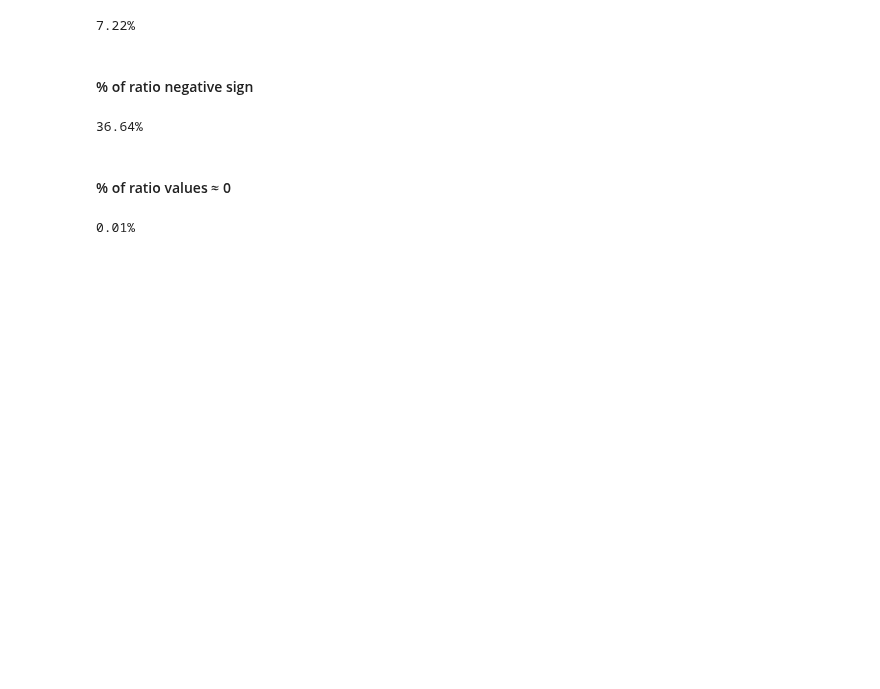
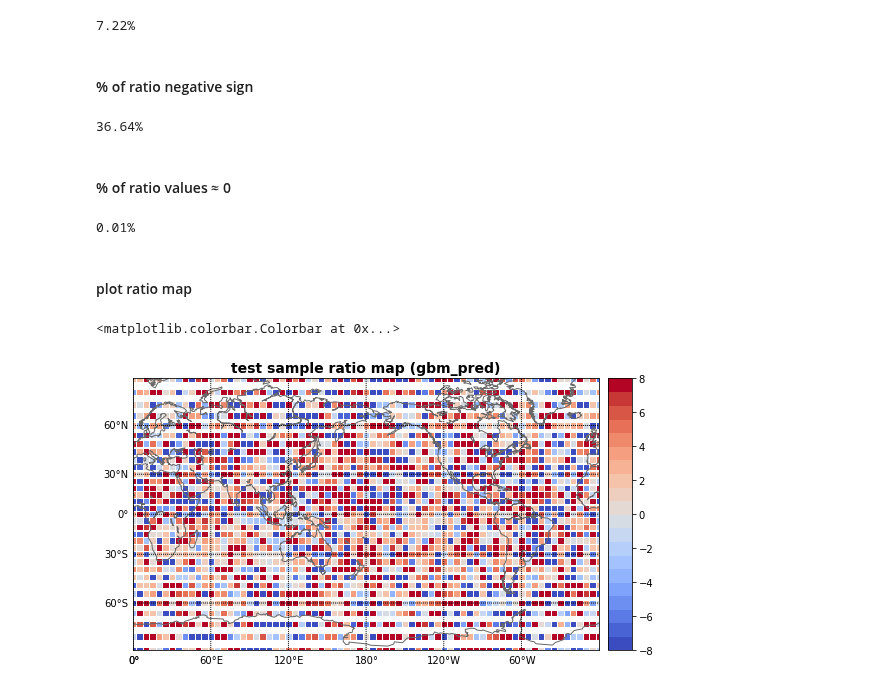
Before and after one commit to JCSDA-internal/FSOI, a Jupyter notebook: ml_scripts/eda_ch14.ipynb, the cells around one changed output. Saved outputs shown, nothing was run; the diff lists cells and outputs as text; code cells hidden in the pictures; blank space fills up the shorter version.

```diff
--- a/ml_scripts/eda_ch14.ipynb
+++ b/ml_scripts/eda_ch14.ipynb
@@ -208,3 +224,66 @@ print('{0:.2f}%' .format(len(ratio[ratio < 0])/len(ratio)*100))
 print('{0:.2f}%' .format(len(ratio[abs(ratio) < 1e-3])/len(ratio)*100))
 # %% [output]
 0.01%
+# %% [markdown]
+#### plot ratio map
+# %%
+# build lat and lon dict to recode coord to 5dgx5dg boxes
+# get lat and lon obs possible value
+lat_keys = np.arange(-90., 90.1, 0.1)
+lon_keys = np.arange(0., 360.1, 0.1)
+
+# get new lat and lon possible values
+lat_new = np.arange(-90, 90.1, 5.0)
+lon_new = np.arange(0, 360.1, 5.0)
+
+# for each possible values get the nearest among new values
+lat_values = [sorted(lat_new, key=lambda x: abs(x - lat))[0] for lat in lat_keys]
+lon_values = [sorted(lon_new, key=lambda x: abs(x - lon))[0] for lon in lon_keys]
+
+# join keys and values into dict
+lat_dict = dict(zip(np.round(lat_keys, 1), lat_values))
+lon_dict = dict(zip(np.round(lon_keys, 1), lon_values))
+
+# get data
+df_ratio = pd.concat([X_test[['LONGITUDE', 'LATITUDE']], ratio],
+                     ignore_index=True, axis=1)
+
+df_ratio.columns = ['lon', 'lat', 'ratio']
+
+# recode lon
+mask_lon = df_ratio[df_ratio['lon'] < 0].index.tolist()
+df_ratio.loc[mask_lon, 'lon'] = df_ratio.loc[mask_lon, 'lon'] + 360
+
+# recode coord
+df_ratio['new_lat'] = df_ratio.lat.map(lambda x: lat_dict[np.round(x, 1)])
+df_ratio['new_lon'] = df_ratio.lon.map(lambda x: lon_dict[np.round(x, 1)])
+
+# init colormap
+cmap = plt.cm.get_cmap(name='coolwarm', lut=20)
+
+# aggregate values with mean
+means = df_ratio.groupby(['new_lon', 'new_lat'])['ratio'].agg('mean').reset_index()
+
+lats = means['new_lat'].values
+lons = means['new_lon'].values
+ratios = means['ratio'].values
+
+# create a basemap object and project coord
+proj = lmapping.Projection('mill', resolution='c', llcrnrlat=-80., urcrnrlat=80.)
+bmap = lmapping.createMap(proj)
+x, y = bmap(lons, lats)
+
+# ready to plot now!
+plt.figure(figsize=(10, 5))
+plt.title('test sample ratio map (gbm_pred)',
+          fontdict={'size': 14, 'weight': 'semibold'})
+
+lmapping.drawMap(bmap, proj, fillcontinents=False)
+
+sc = bmap.scatter(x, y, c=ratios, s=20, marker='s', cmap=cmap, alpha=1.0,
+                  edgecolors='face', vmin=-8, vmax=8)
+
+bmap.colorbar(sc, 'right', size='5%', pad='2%')
+# %% [output]
+<matplotlib.colorbar.Colorbar at 0x...>
+[figure, added]
```
Also changed, not shown: parts of 8 cells of this notebook, 2 other files.
